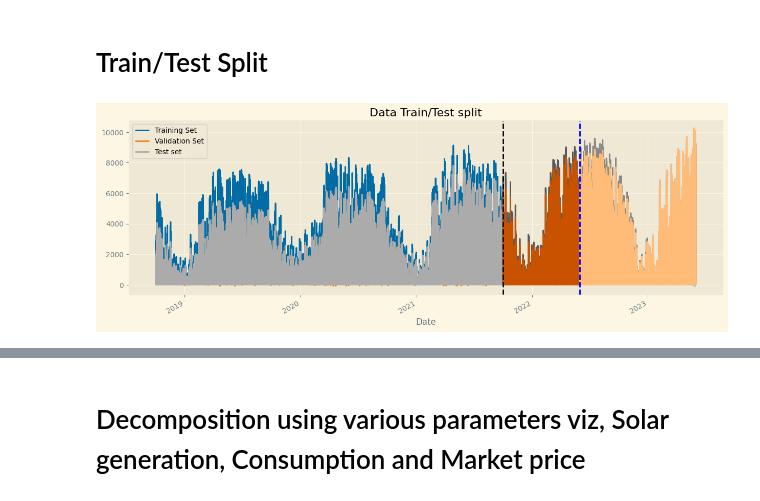
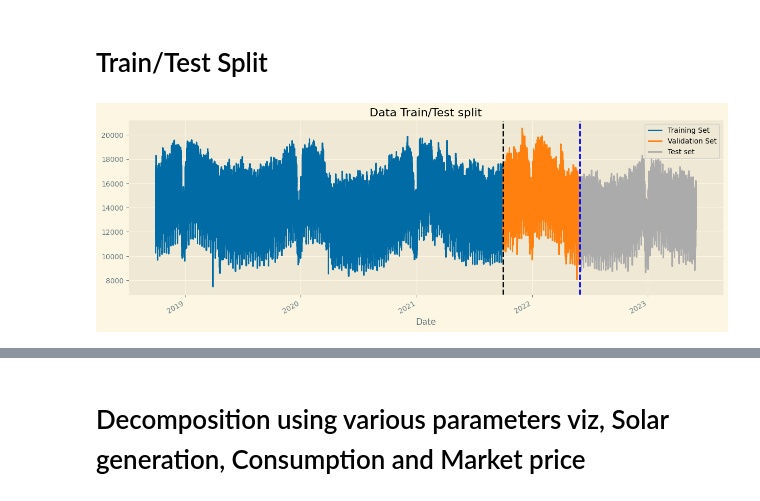
Before and after one commit to fritzfritzfritzz/EES_Optimisation, a Jupyter notebook: notebooks/Hari_EDA.ipynb, the cells around one changed output, grey strips where cells are left out. Cells and saved outputs as stored; diff of their text form; code cells hidden in the pictures.

```diff
--- a/notebooks/Hari_EDA.ipynb
+++ b/notebooks/Hari_EDA.ipynb
@@ -36,5 +34,5 @@ ModuleNotFoundError: No module named 'xgboost'
 # %%
-df = pd.read_pickle('data/final_dataframe-2.pkl')
+df = pd.read_pickle('/Users/haribhaskar/Desktop/neuefische_course/EES_Optimisation/data/final_dataframe-2.pkl')
 df = df.set_index('Date')
 df.tail()
 # %% [output]
@@ -54,18 +52,18 @@ df = df.rename(columns={'Germany/Luxembourg [€/MWh] Calculated resolutions' :
 # %% [markdown]
 # Train/Test Split
 # %%
-data = pd.DataFrame(data= df,columns=['Solar_act_consumption','Price', 'Solar_generation_MWh_normalized'])
+data = pd.DataFrame(data= df,columns=['Actual_consumption'])
 train = data.loc[(data.index < '2021-10-01')]
 val = data.loc[(data.index >='2021-10-01') & (data.index < '2022-05-31')]
 test = data.loc[data.index >= '2022-06-01']
 
 fig, ax = plt.subplots(figsize = (15,5))
 train.plot(ax = ax, label = 'Training set', title='Data Train/Test split' )
 val.plot(ax=ax, label ='Validation set' )
 test.plot(ax=ax, label ='Test set' )
 ax.axvline('2021-10-01', color= 'black', ls = '--')
 ax.axvline('2022-05-31', color= 'blue', ls = '--')
 ax.legend (['Training Set', 'Validation Set', 'Test set'])
 plt.show()
 # %% [output]
-[figure, old version]
+[figure, new version]
```
Also changed, not shown: parts of 37 cells of this notebook, 1 other file.
